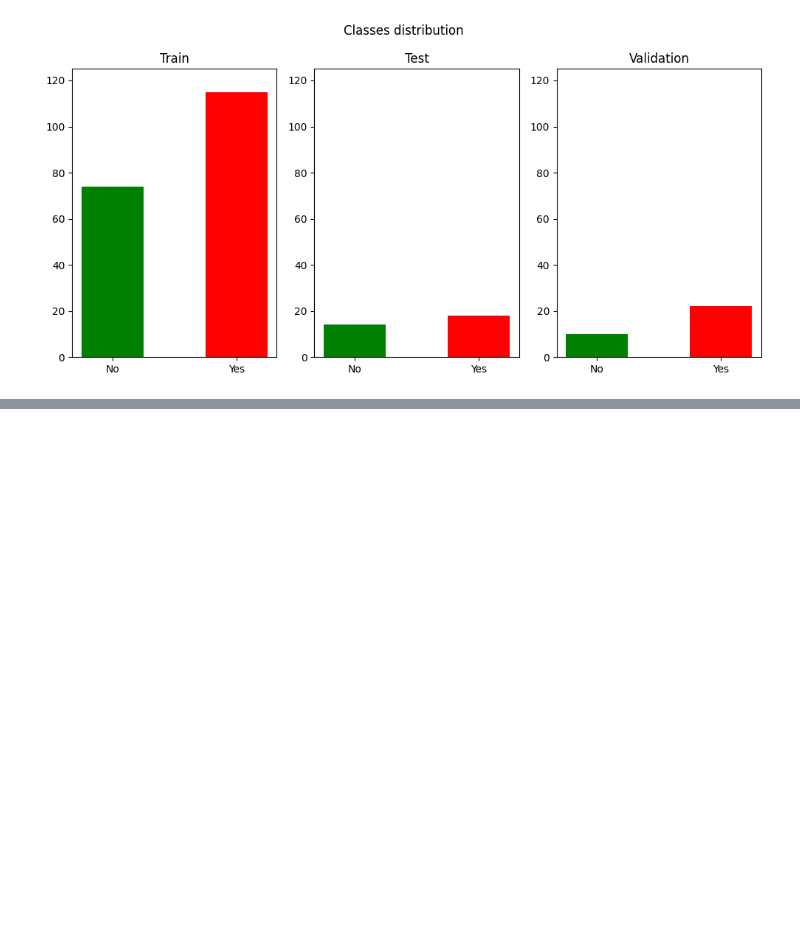
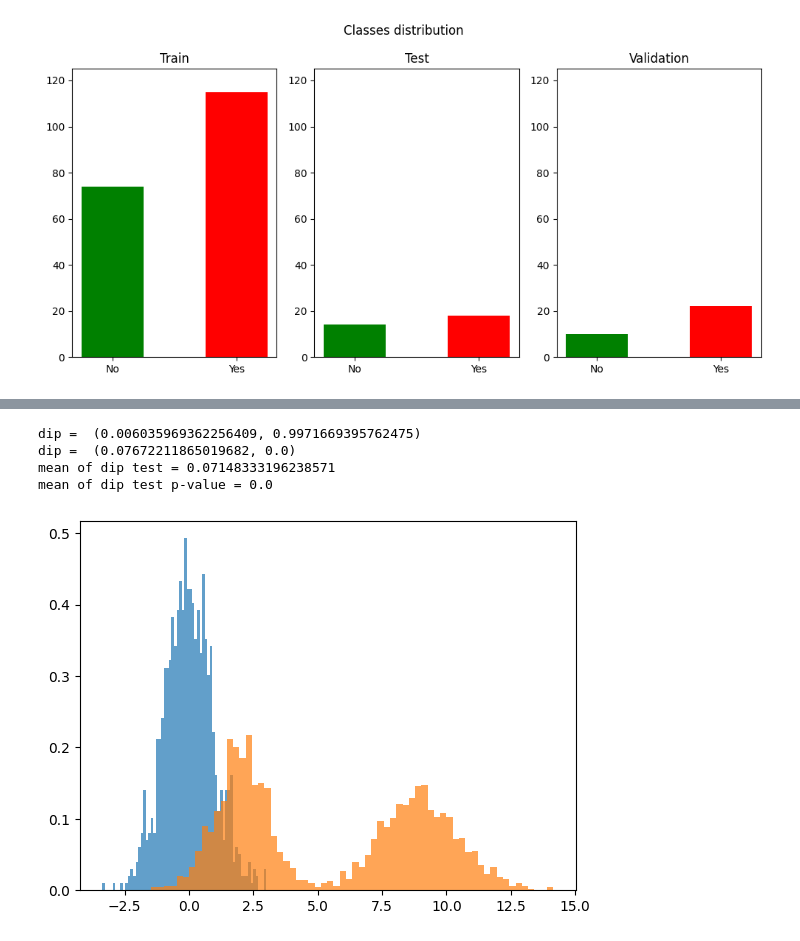
Before and after one commit to gqkd/MRI_Brain_Tumor_Detection, a Jupyter notebook: Brain_Tumor_Detection.ipynb, the cells around one changed output, grey strips where cells are left out. Cells and saved outputs as stored; diff of their text form; code cells hidden in the pictures; blank space fills up the shorter version.

Commit message:
test for bimodality

```diff
--- a/Brain_Tumor_Detection.ipynb
+++ b/Brain_Tumor_Detection.ipynb
@@ -158,0 +239,58 @@ plt.tight_layout()
+# %%
+import diptest
+#histograms
+# to check if the otsu threshold technique can be applied
+# the histograms must have a bimodal distribution
+
+#example for dip test
+
+# a normal distribution must have a very low skewness
+data = np.random.normal(0,1,1000)
+plt.hist(data, 64, density=True, alpha=0.7)
+
+#the skew is near zero
+print('dip = ', diptest.diptest(data))
+
+#lets see a bimodal distribution
+# Parameters for the two normal distributions
+mean1 = 2.0
+std_dev1 = 1.0
+size1 = 1000
+
+mean2 = 9.0
+std_dev2 = 1.5
+size2 = 1000
+
+# Generate random samples from the two normal distributions
+data1 = np.random.normal(mean1, std_dev1, size1)
+data2 = np.random.normal(mean2, std_dev2, size2)
+
+# Combine the two datasets to create a bimodal distribution
+bimodal_data = np.concatenate((data1, data2))
+
+plt.hist(bimodal_data, 64, density=True, alpha=0.7)
+
+print('dip = ', diptest.diptest(bimodal_data))
+
+# the dip test does not check for bimodality, only look if is not unimodal
+
+dip_vector = []
+dip_pvalue = []
+for i in range(len(X)):
+  img = X[i]
+  dip_vector.append(diptest.diptest(img.ravel())[0])
+  dip_pvalue.append(diptest.diptest(img.ravel())[1])
+print('mean of dip test =', np.mean(dip_vector))
+print('mean of dip test p-value =', np.mean(dip_pvalue))
+
+#TODO other tests, or other packages, because is strange that the p-value is always zero
+# from here https://stats.stackexchange.com/questions/156808/interpretation-of-hartigans-dip-test
+# the p-value for a bimodal distribution must be between 0.05 and 0.10
+
+# other tests mode hunting, jarque-bera, lilliefors, Silverman test, kde visual inspection
+# %% [output]
+dip =  (0.006035969362256409, 0.9971669395762475)
+dip =  (0.07672211865019682, 0.0)
+mean of dip test = 0.07148333196238571
+mean of dip test p-value = 0.0
+[figure, added]
```
Also changed, not shown: parts of 9 cells of this notebook.
